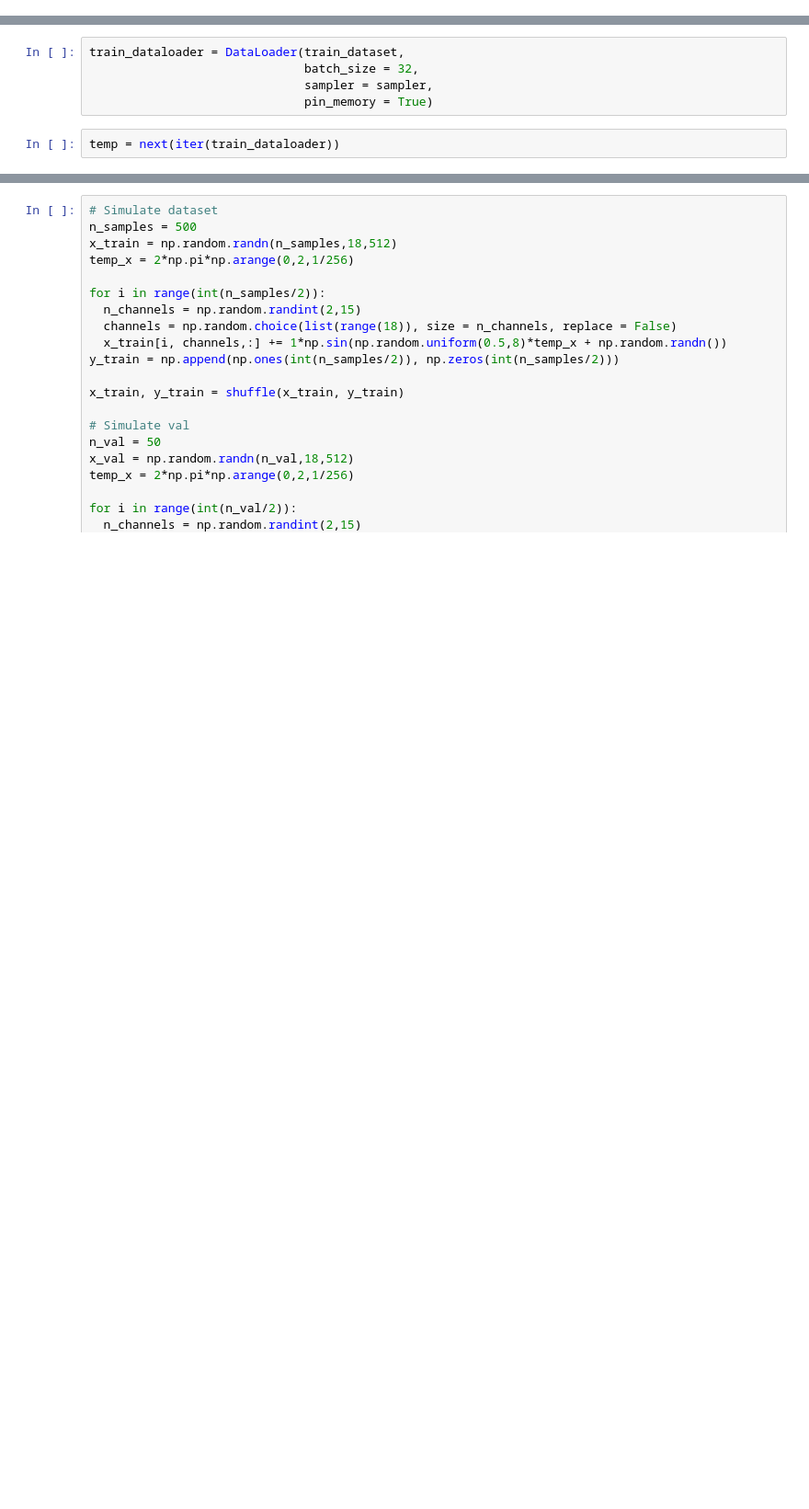
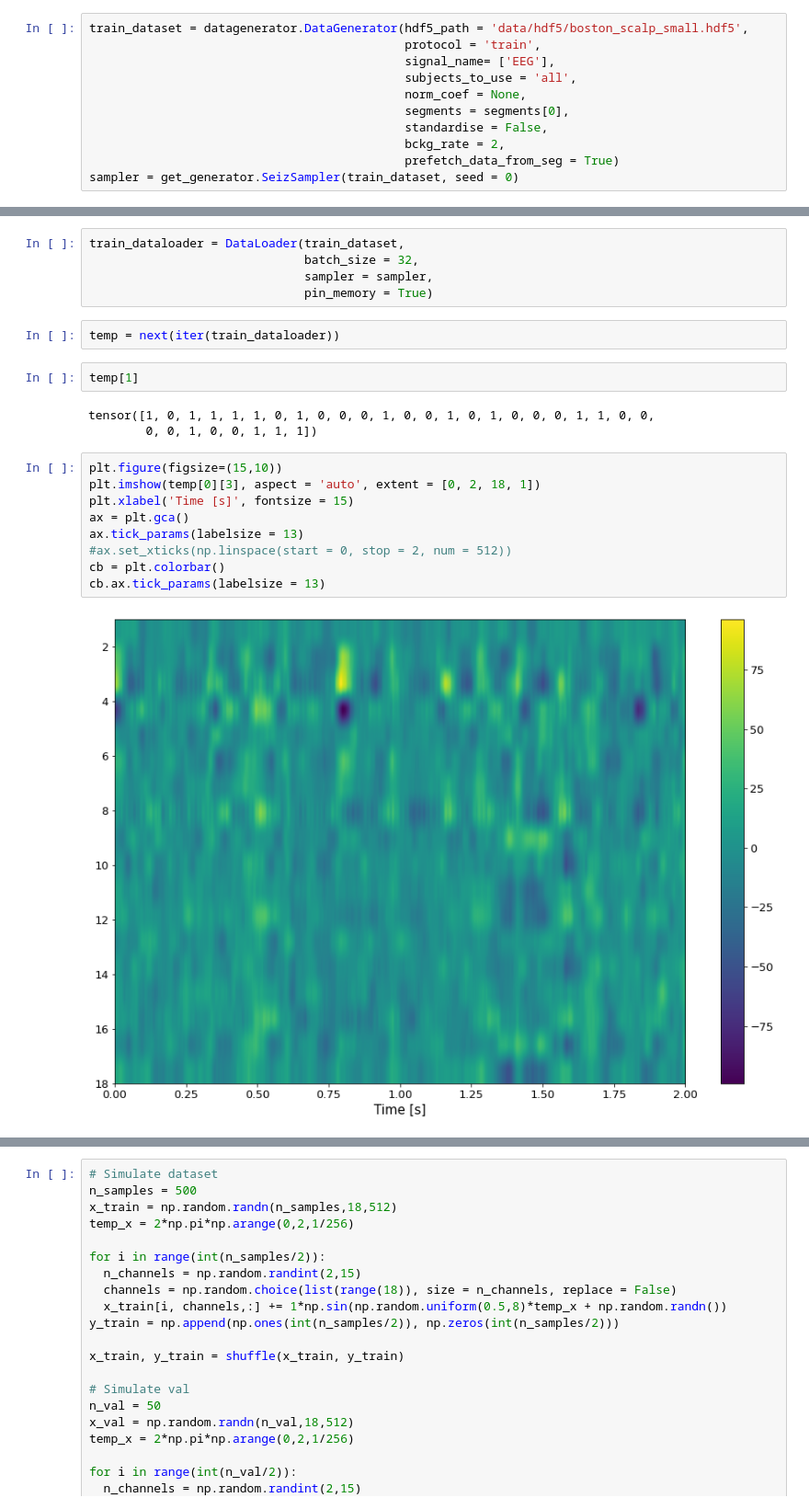
Before and after one commit to theabrusch/semi_active_seizure, a Jupyter notebook: QualityCheck.ipynb, the cells around one changed output, grey strips where cells are left out. Shown at 92% size. Saved outputs shown, nothing was run; the diff lists cells and outputs as text; blank space fills up the shorter version.

```diff
--- a/QualityCheck.ipynb
+++ b/QualityCheck.ipynb
@@ -74,0 +57,11 @@ Prefetching segment 46000 out of 46789
+# %%
+train_dataset = datagenerator.DataGenerator(hdf5_path = 'data/hdf5/boston_scalp_small.hdf5',
+                                            protocol = 'train',
+                                            signal_name= ['EEG'],
+                                            subjects_to_use = 'all',
+                                            norm_coef = None,
+                                            segments = segments[0],
+                                            standardise = False,
+                                            bckg_rate = 2,
+                                            prefetch_data_from_seg = True)
+sampler = get_generator.SeizSampler(train_dataset, seed = 0)
@@ -79,3 +81,19 @@ train_dataloader = DataLoader(train_dataset,
                               pin_memory = True)
 # %%
 temp = next(iter(train_dataloader))
+# %%
+temp[1]
+# %% [output]
+tensor([1, 0, 1, 1, 1, 1, 0, 1, 0, 0, 0, 1, 0, 0, 1, 0, 1, 0, 0, 0, 1, 1, 0, 0,
+        0, 0, 1, 0, 0, 1, 1, 1])
+# %%
+plt.figure(figsize=(15,10))
+plt.imshow(temp[0][3], aspect = 'auto', extent = [0, 2, 18, 1])
+plt.xlabel('Time [s]', fontsize = 15)
+ax = plt.gca()
+ax.tick_params(labelsize = 13)
+#ax.set_xticks(np.linspace(start = 0, stop = 2, num = 512))
+cb = plt.colorbar()
+cb.ax.tick_params(labelsize = 13)
+# %% [output]
+[figure, added]
```
Also changed, not shown: parts of 4 cells of this notebook, 3 other files.
